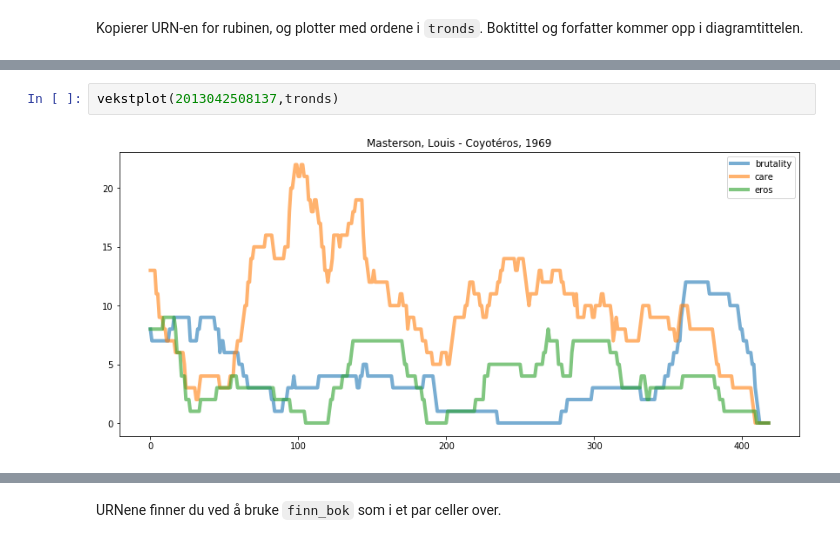
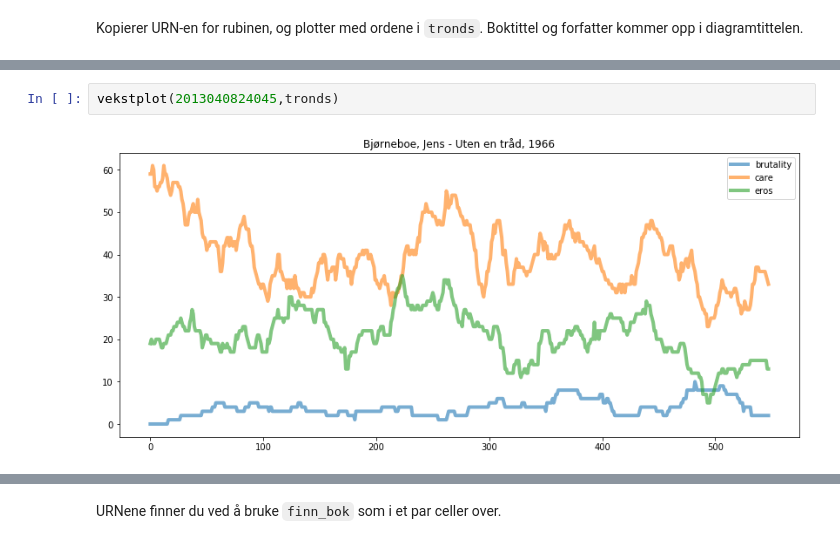
Before and after one commit to Yoonsen/xmining, a Jupyter notebook: eros_vekstdiagram_v2.ipynb, the cells around one changed output, grey strips where cells are left out. Cells and saved outputs as stored; diff of their text form.

```diff
--- a/eros_vekstdiagram_v2.ipynb
+++ b/eros_vekstdiagram_v2.ipynb
@@ -228,7 +301,7 @@ finn_bok('Masterson')
 # %%
-vekstplot(2013042508137,tronds)
+vekstplot(2013040824045,tronds)
 # %% [output]
-[figure, old version]
+[figure, new version]
 # %%
 vekstplot(2013042508137,tronds)
 # %% [output]
```
Also changed, not shown: parts of 57 cells of this notebook, 4 other files.
